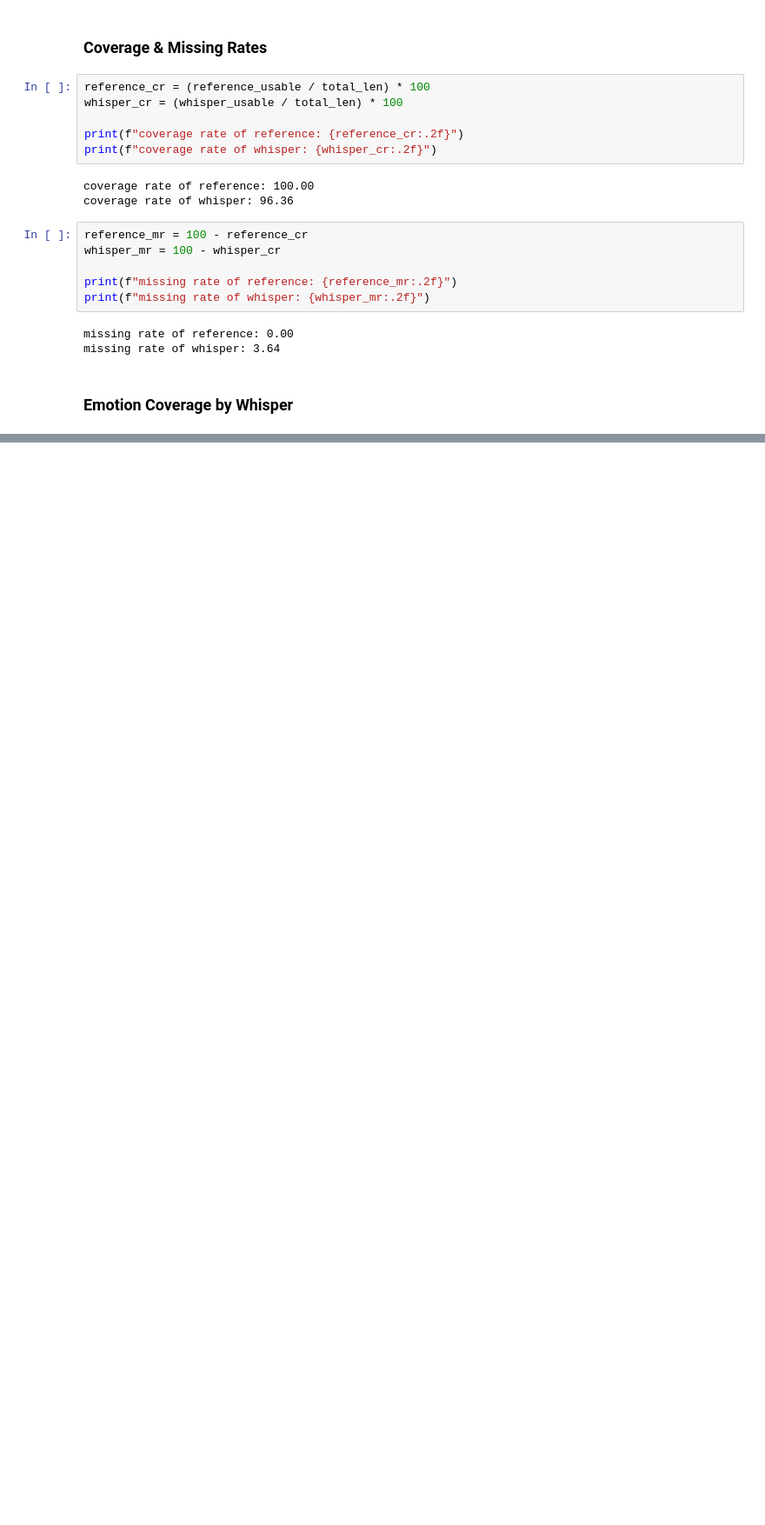
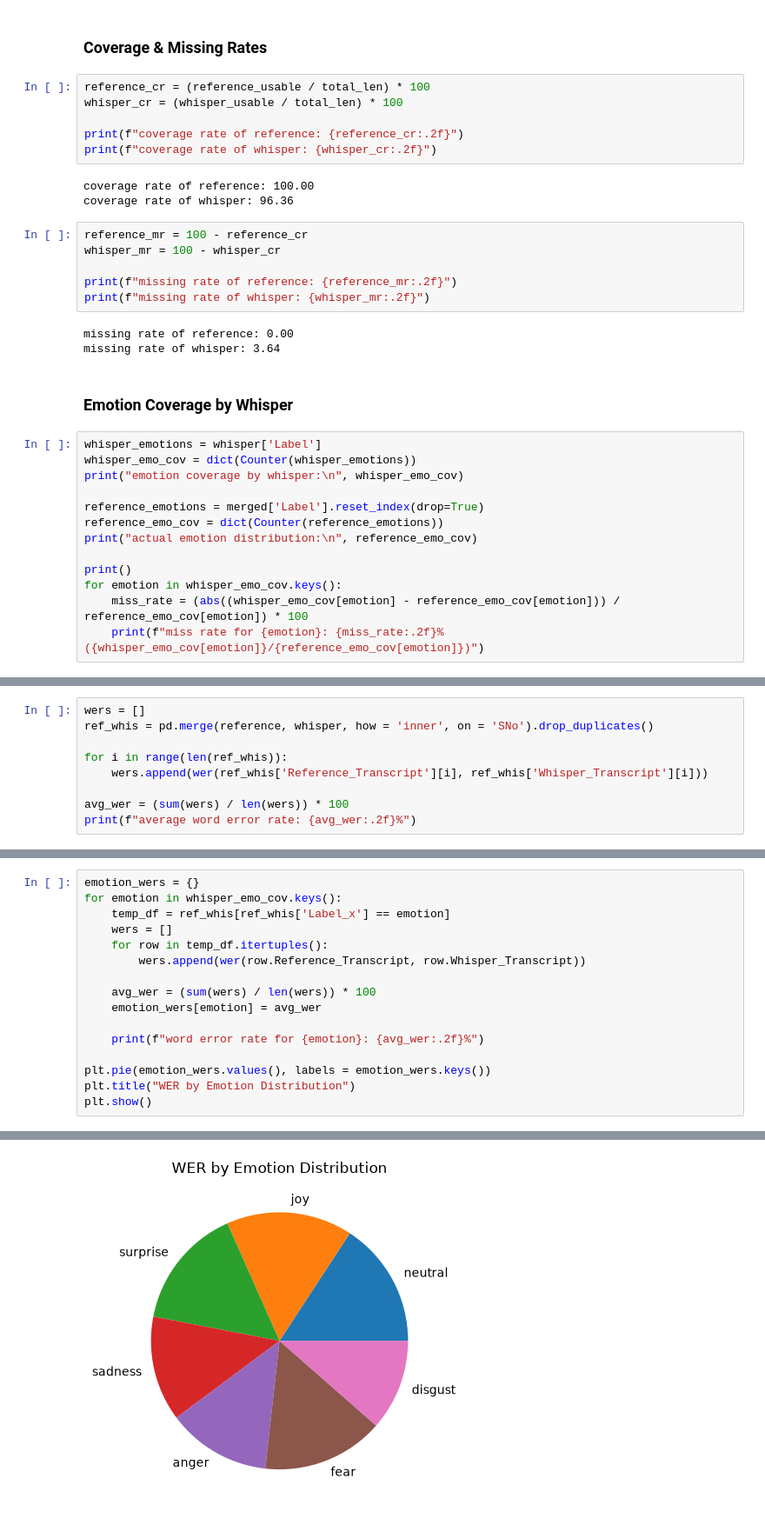
Before and after one commit to shi-kives/multimodal-speech-rep, a Jupyter notebook: notebooks/transcript_comparison.ipynb, the cells around one changed output, grey strips where cells are left out. Shown at 87% size. Drawn from its saved outputs; the diff is of its cells as text; blank space fills up the shorter version.

Commit message:
rough transcript audit

```diff
--- a/notebooks/transcript_comparison.ipynb
+++ b/notebooks/transcript_comparison.ipynb
@@ -58,3 +64,16 @@ missing rate of reference: 0.00
 missing rate of whisper: 3.64
 # %% [markdown]
 ### Emotion Coverage by Whisper
+# %%
+whisper_emotions = whisper['Label']
+whisper_emo_cov = dict(Counter(whisper_emotions))
+print("emotion coverage by whisper:\n", whisper_emo_cov)
+
+reference_emotions = merged['Label'].reset_index(drop=True)
+reference_emo_cov = dict(Counter(reference_emotions))
+print("actual emotion distribution:\n", reference_emo_cov)
+
+print()
+for emotion in whisper_emo_cov.keys():
+    miss_rate = (abs((whisper_emo_cov[emotion] - reference_emo_cov[emotion])) / reference_emo_cov[emotion]) * 100
+    print(f"miss rate for {emotion}: {miss_rate:.2f}% ({whisper_emo_cov[emotion]}/{reference_emo_cov[emotion]})")
@@ -60,0 +128,9 @@ missing rate of whisper: 3.64
+# %%
+wers = []
+ref_whis = pd.merge(reference, whisper, how = 'inner', on = 'SNo').drop_duplicates()
+
+for i in range(len(ref_whis)):
+    wers.append(wer(ref_whis['Reference_Transcript'][i], ref_whis['Whisper_Transcript'][i]))
+
+avg_wer = (sum(wers) / len(wers)) * 100
+print(f"average word error rate: {avg_wer:.2f}%")
@@ -60,0 +141,17 @@ missing rate of whisper: 3.64
+# %%
+emotion_wers = {}
+for emotion in whisper_emo_cov.keys():
+    temp_df = ref_whis[ref_whis['Label_x'] == emotion]
+    wers = []
+    for row in temp_df.itertuples():
+        wers.append(wer(row.Reference_Transcript, row.Whisper_Transcript))
+
+    avg_wer = (sum(wers) / len(wers)) * 100
+    emotion_wers[emotion] = avg_wer
+
+    print(f"word error rate for {emotion}: {avg_wer:.2f}%")
+
+plt.pie(emotion_wers.values(), labels = emotion_wers.keys())
+plt.title("WER by Emotion Distribution")
+plt.show()
+# %% [output]
@@ -60,0 +165 @@ missing rate of whisper: 3.64
+[figure, added]
```
Also changed, not shown: parts of 21 cells of this notebook, 2 other files.
